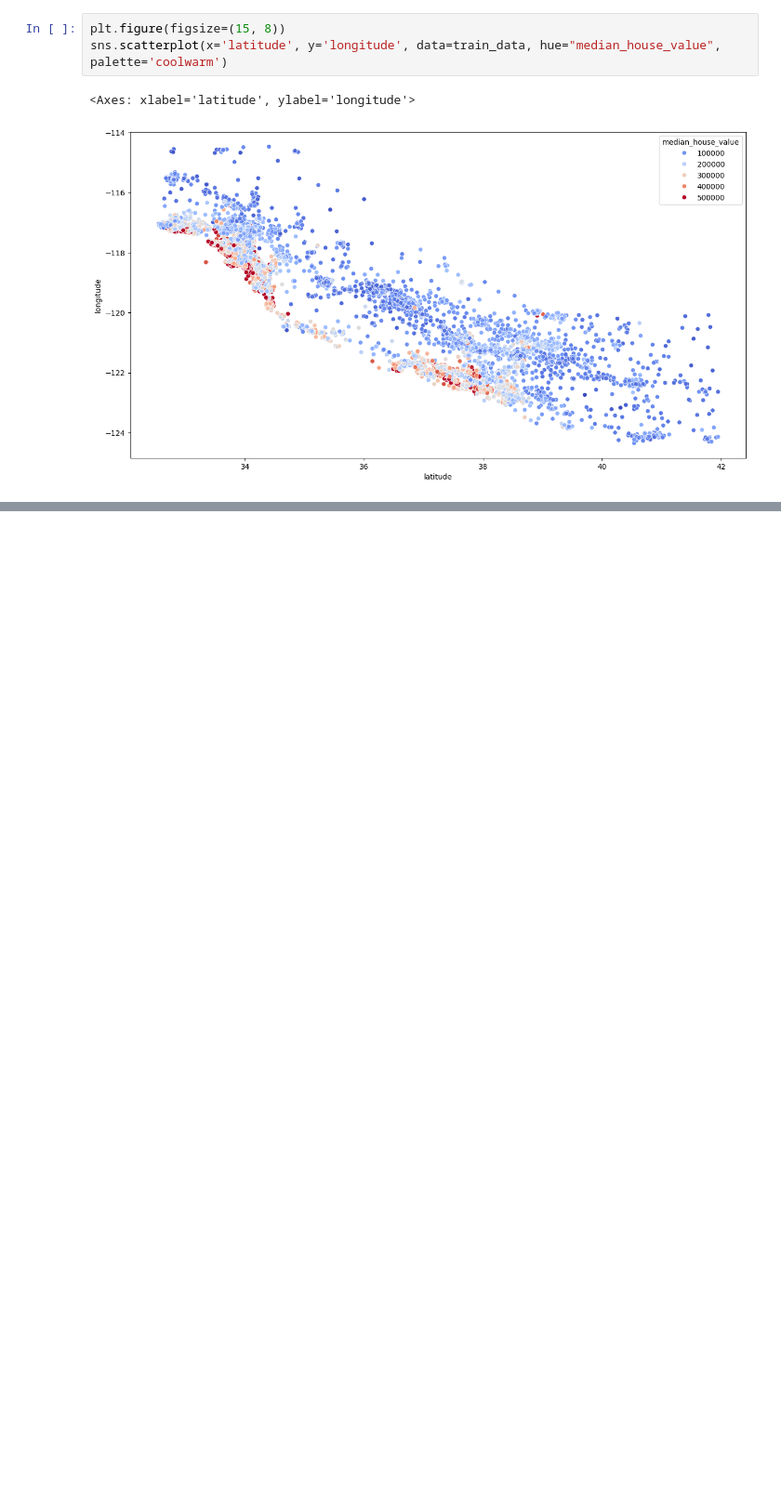
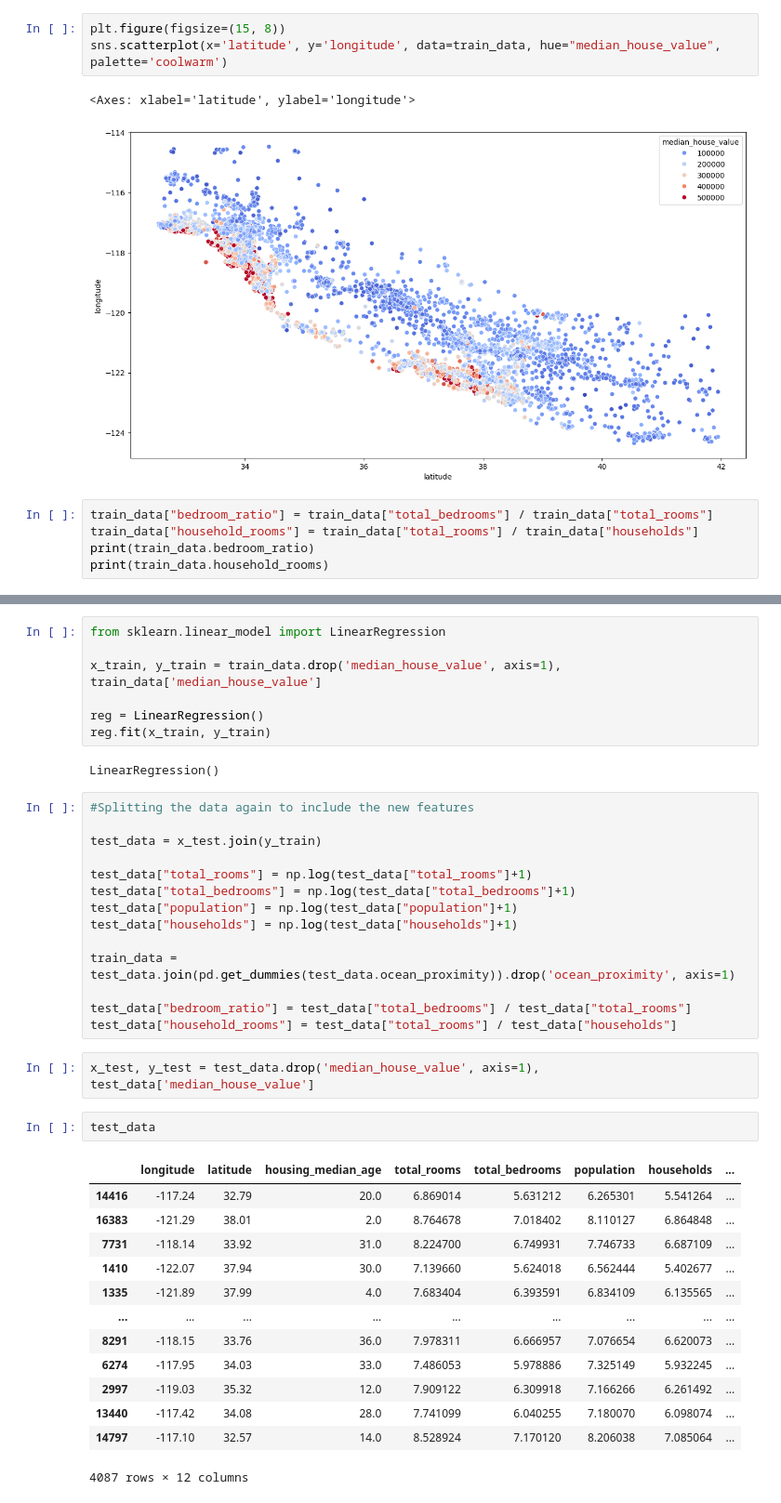
Before and after one commit to QAV-T/House-Price-Prediction, a Jupyter notebook: jupyter_notebooks/01-Data_Preparation.ipynb, the cells around one changed output, grey strips where cells are left out. Shown at 93% size. Cells and saved outputs as stored; diff of their text form; blank space fills up the shorter version.

Commit message:
visualize data, ending with an issue

```diff
--- a/jupyter_notebooks/01-Data_Preparation.ipynb
+++ b/jupyter_notebooks/01-Data_Preparation.ipynb
@@ -183,3 +183,8 @@ sns.scatterplot(x='latitude', y='longitude', data=train_data, hue="median_house_
 # %% [output]
 <Axes: xlabel='latitude', ylabel='longitude'>
 [figure]
+# %%
+train_data["bedroom_ratio"] = train_data["total_bedrooms"] / train_data["total_rooms"]
+train_data["household_rooms"] = train_data["total_rooms"] / train_data["households"]
+print(train_data.bedroom_ratio)
+print(train_data.household_rooms)
@@ -185,0 +209,41 @@ sns.scatterplot(x='latitude', y='longitude', data=train_data, hue="median_house_
+# %%
+from sklearn.linear_model import LinearRegression
+
+x_train, y_train = train_data.drop('median_house_value', axis=1), train_data['median_house_value']
+
+reg = LinearRegression()
+reg.fit(x_train, y_train)
+# %% [output]
+LinearRegression()
+# %%
+#Splitting the data again to include the new features
+
+test_data = x_test.join(y_train)
+
+test_data["total_rooms"] = np.log(test_data["total_rooms"]+1)
+test_data["total_bedrooms"] = np.log(test_data["total_bedrooms"]+1)
+test_data["population"] = np.log(test_data["population"]+1)
+test_data["households"] = np.log(test_data["households"]+1)
+
+train_data = test_data.join(pd.get_dummies(test_data.ocean_proximity)).drop('ocean_proximity', axis=1)
+
+test_data["bedroom_ratio"] = test_data["total_bedrooms"] / test_data["total_rooms"]
+test_data["household_rooms"] = test_data["total_rooms"] / test_data["households"]
+# %%
+x_test, y_test = test_data.drop('median_house_value', axis=1), test_data['median_house_value']
+# %%
+test_data
+# %% [output]
+|  | longitude | latitude | housing_median_age | total_rooms | total_bedrooms | population | households | ... |
+| 14416 | -117.24 | 32.79 | 20.0 | 6.869014 | 5.631212 | 6.265301 | 5.541264 | ... |
+| 16383 | -121.29 | 38.01 | 2.0 | 8.764678 | 7.018402 | 8.110127 | 6.864848 | ... |
+| 7731 | -118.14 | 33.92 | 31.0 | 8.224700 | 6.749931 | 7.746733 | 6.687109 | ... |
+| 1410 | -122.07 | 37.94 | 30.0 | 7.139660 | 5.624018 | 6.562444 | 5.402677 | ... |
+| 1335 | -121.89 | 37.99 | 4.0 | 7.683404 | 6.393591 | 6.834109 | 6.135565 | ... |
+| ... | ... | ... | ... | ... | ... | ... | ... | ... |
+| 8291 | -118.15 | 33.76 | 36.0 | 7.978311 | 6.666957 | 7.076654 | 6.620073 | ... |
+| 6274 | -117.95 | 34.03 | 33.0 | 7.486053 | 5.978886 | 7.325149 | 5.932245 | ... |
+| 2997 | -119.03 | 35.32 | 12.0 | 7.909122 | 6.309918 | 7.166266 | 6.261492 | ... |
+| 13440 | -117.42 | 34.08 | 28.0 | 7.741099 | 6.040255 | 7.180070 | 6.098074 | ... |
+| 14797 | -117.10 | 32.57 | 14.0 | 8.528924 | 7.170120 | 8.206038 | 7.085064 | ... |
+4087 rows × 12 columns
```
Also changed, not shown: parts of 1 cell of this notebook.
